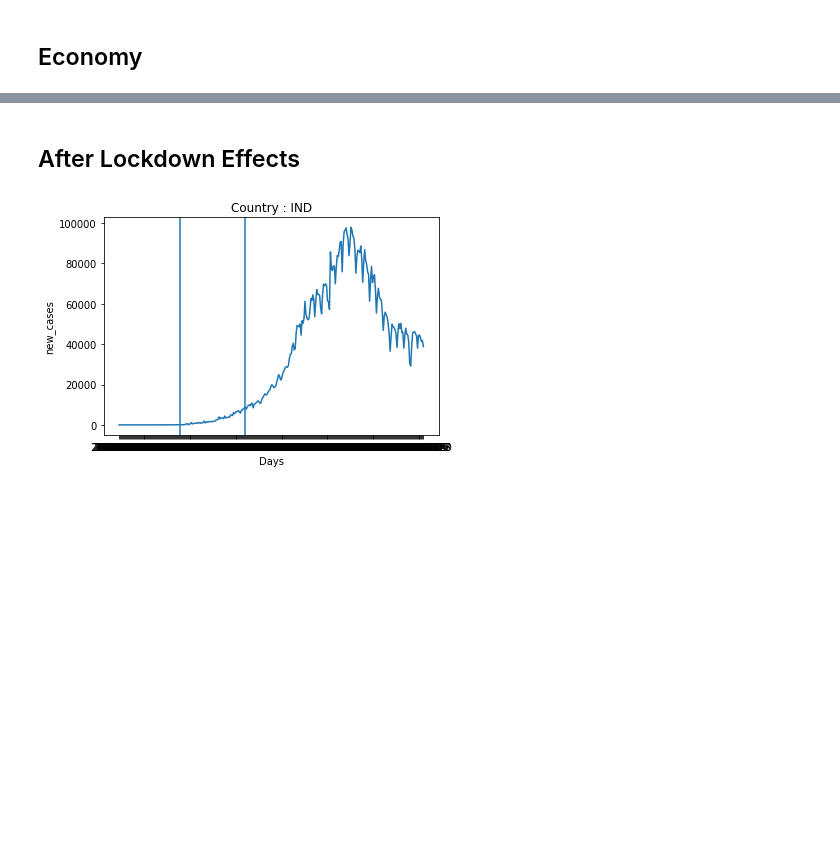
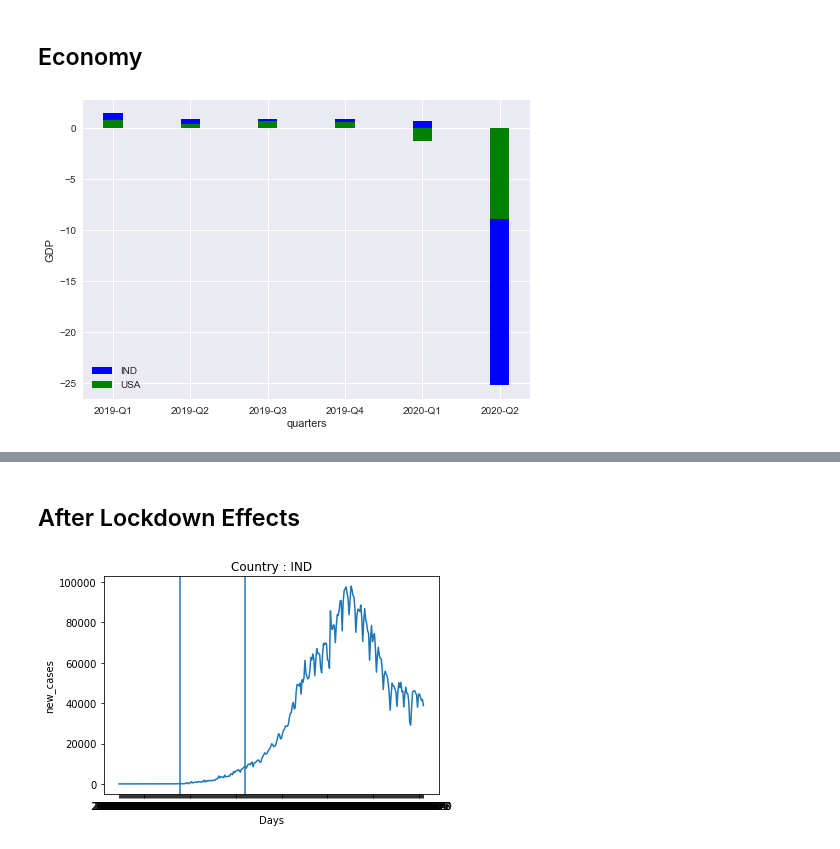
Before and after one commit to AtulSingh-Emyre/Data-Analysis-Covid-cases, a Jupyter notebook: code base/Data-analysis-COVID-19.ipynb, the cells around one changed output, grey strips where cells are left out. Cells and saved outputs as stored; diff of their text form; code cells hidden in the pictures; blank space fills up the shorter version.

Commit message:
economy

```diff
--- a/code base/Data-analysis-COVID-19.ipynb
+++ b/code base/Data-analysis-COVID-19.ipynb
@@ -47,7 +47,13 @@ wb_altitude = load_workbook(r"OrigData\\DA data altitude.xlsx")
 ws_altitude = wb_altitude[wb_altitude.sheetnames[0]]
 df_altitude = pd.DataFrame(ws_altitude.values)
 
-wb_economy = load
+wb_economy = load_workbook(r"OrigData\\GDP20192020.xlsx")  # Work Book
+ws_economy = wb_economy[wb_economy.sheetnames[0]]
+df_economy = pd.DataFrame(ws_economy.values)
+
+wb_economy_IND = load_workbook(r"OrigData\\IND_eco.xlsx")
+ws_economy_IND = wb_economy_IND[wb_economy_IND.sheetnames[0]]
+df_economy_IND = pd.DataFrame(ws_economy_IND.values)
 # %% [markdown]
 <h3> Assessing the Imported Data Visually</h3>
 # %%
@@ -509,2 +531,28 @@ Text(0.5, 1.0, 'Total cases of covid')
 # %% [markdown]
 <h2> Economy </h2>
+# %%
+column = ws_economy['A']
+countries=['USA','IND']
+time=['2019-Q1','2019-Q2','2019-Q3','2019-Q4','2020-Q1','2020-Q2']
+values=ws_economy['G']
+
+gdpind=[]
+gdpusa=[]
+for j in range(1,len(column)):
+    if column[j].value=='USA':
+        gdpusa.append(values[j].value)
+    if column[j].value=='IND':
+        gdpind.append(values[j].value)
+
+
+gdpusa.pop()
+data=[gdpind,gdpusa]
+fig, ax = plt.subplots()
+ax.bar(time, data[0], color = 'b', width = 0.25)
+ax.bar(time, data[1], color = 'g', width = 0.25)
+ax.legend(['IND','USA'],loc="lower left")
+plt.xlabel('quarters')
+plt.ylabel('GDP')
+plt.show()
+# %% [output]
+[figure, added]
```
Also changed, not shown: parts of 20 cells of this notebook, 4 other files.
